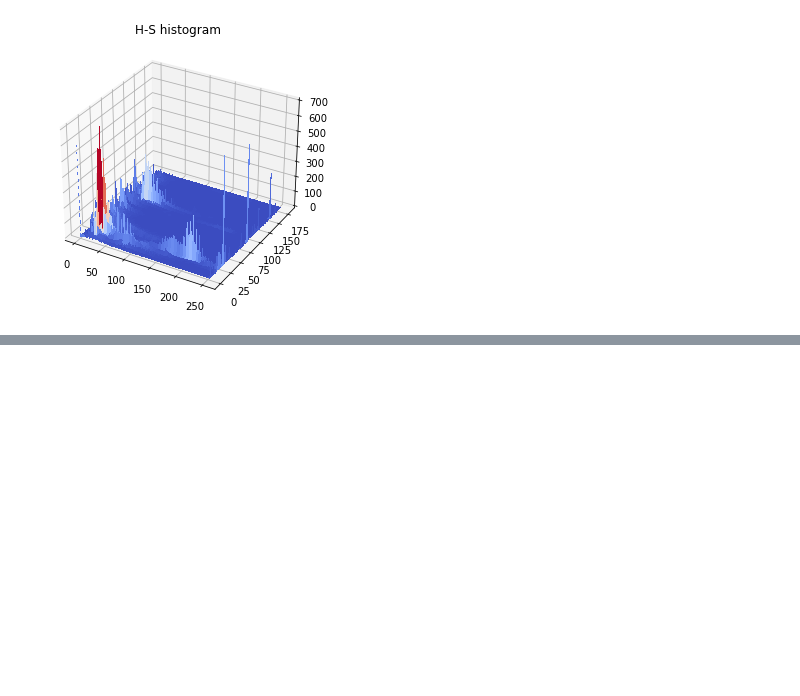
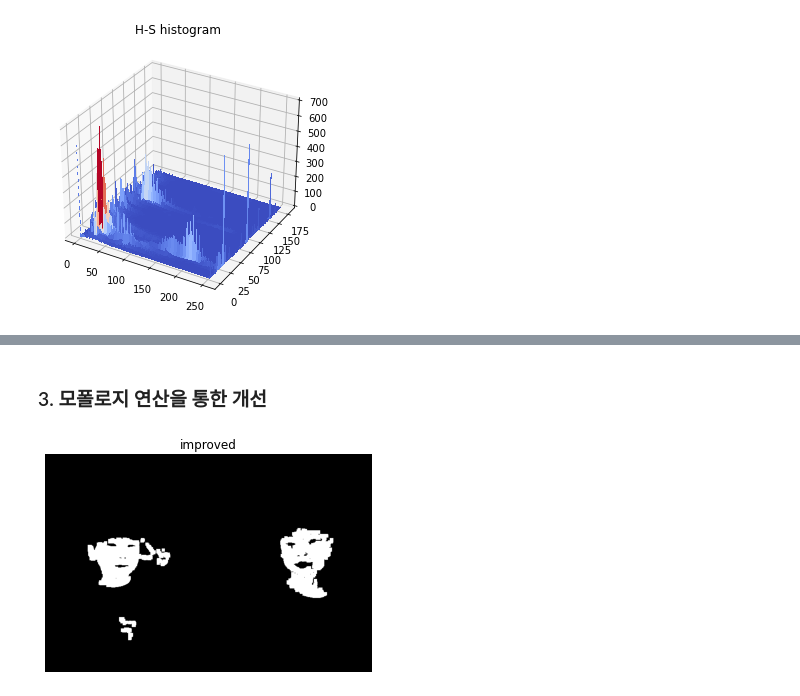
Before and after one commit to mjw2705/MachineVision, a Jupyter notebook: ch2-2_histogram backprojection/histogram_backprojection.ipynb, the cells around one changed output, grey strips where cells are left out. Cells and saved outputs as stored; diff of their text form; code cells hidden in the pictures; blank space fills up the shorter version.

```diff
--- a/ch2-2_histogram backprojection/histogram_backprojection.ipynb
+++ b/ch2-2_histogram backprojection/histogram_backprojection.ipynb
@@ -139,0 +207,17 @@ plt.show()
+# %% [markdown]
+### 3. 모폴로지 연산을 통한 개선
+# %%
+'''
+To do
+'''
+kernel = np.ones((7, 7), dtype='uint8')
+improved = cv2.morphologyEx(result, cv2.MORPH_OPEN, kernel)
+
+
+plt.imshow(improved, 'gray')
+plt.axis('off')
+plt.title('improved')
+
+plt.show()
+# %% [output]
+[figure, added]
```
Also changed, not shown: parts of 12 cells of this notebook.
